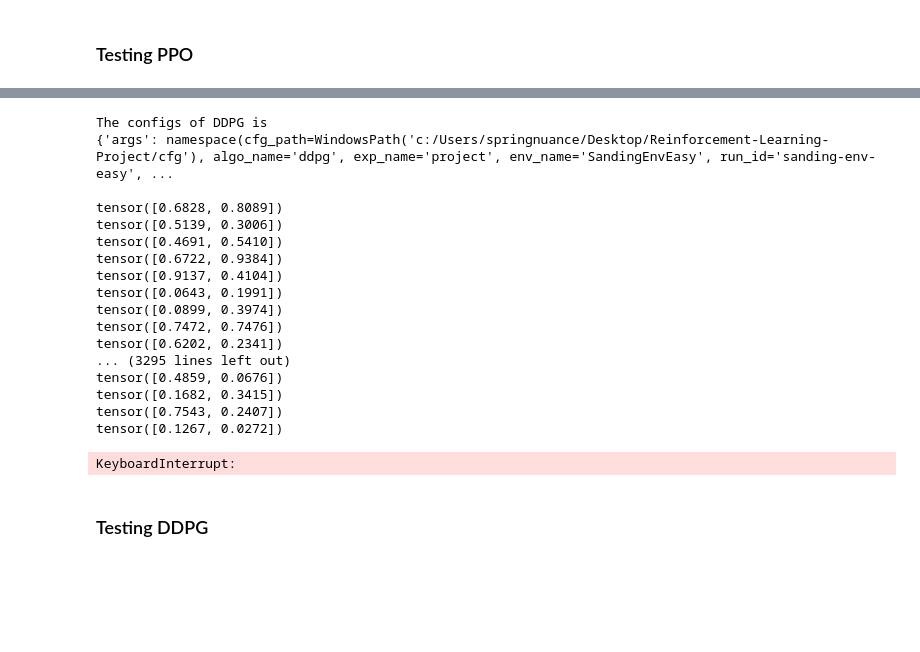
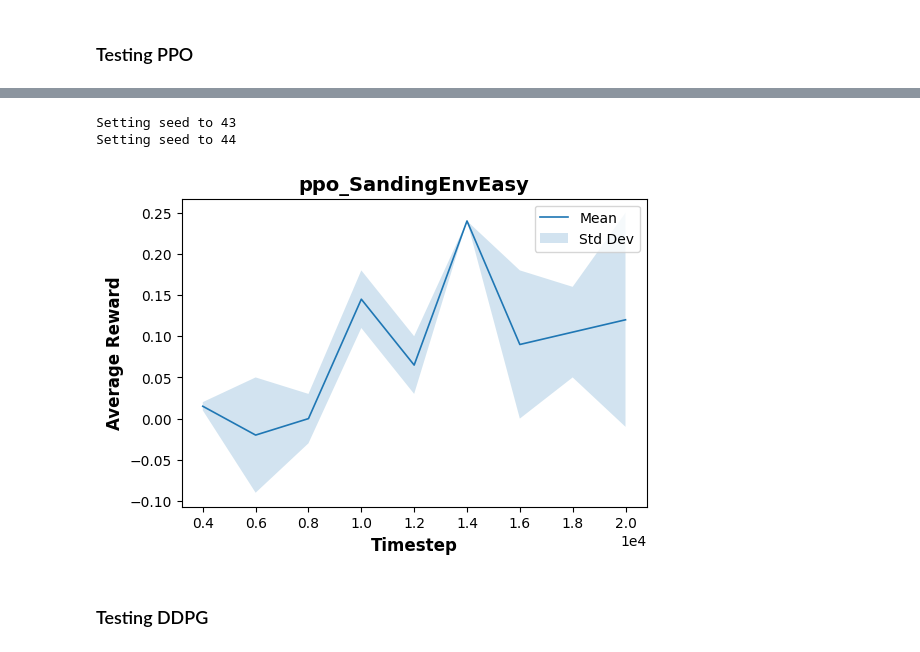
Before and after one commit to SpringNuance/Reinforcement-Learning-Project, a Jupyter notebook: project_section8_Project code.ipynb, the cells around one changed output, grey strips where cells are left out. Drawn from its saved outputs; the diff is of its cells as text; code cells hidden in the pictures; blank space fills up the shorter version.

```diff
--- a/project_section8_Project code.ipynb
+++ b/project_section8_Project code.ipynb
@@ -180,7 +180,7 @@ train_episodes = 1000  # Limit the number of training episode for a fast test
 
 config=setup(algo='ppo', env='easy', train_episodes=train_episodes, render=False)
 
-config["seed"] = 43
+config["seed"] = 8
 
 print("The configs of PPO is")
 print(config)
@@ -191,7 +191,7 @@ print()
 # exp_name='project',
 # env_name='SandingEnvEasy',
 # run_id='sanding-env-easy',
-# max_action=1.0,
+# max_action=1.0, # normalized action
 # max_episode_steps=20,
 # train_episodes=1000,
 # test_episodes=10,
@@ -306,48 +255,21 @@ test(agent, 'easy', 'ddpg')
-# %%
-# This part is provided only for debugging
-
-from algos.ddpg_agent import DDPGAgent
-
-train_episodes = 1000  # Limit the number of training episode for a fast test
-
-config=setup(algo='ddpg', env='easy', train_episodes=train_episodes, render=False)
-
-config["seed"] = 43
-
-print("The configs of DDPG is")
-print(config)
-print()
-
-
-if config["args"].algo_name == 'ppo':
-    agent=PPOAgent(config)
-elif config["args"].algo_name == 'ddpg':
-    agent=DDPGAgent(config)
-else:
-    raise Exception('Please use ppo or ddpg!')
-
-# Train the agent using the selected algorithm
-agent.train()
-test(agent, 'easy', 'ddpg')
-# %% [output]
-The configs of DDPG is
-{'args': namespace(cfg_path=WindowsPath('c:/Users/springnuance/Desktop/Reinforcement-Learning-Project/cfg'), algo_name='ddpg', exp_name='project', env_name='SandingEnvEasy', run_id='sanding-env-easy', ...
-
-tensor([0.6828, 0.8089])
-tensor([0.5139, 0.3006])
-tensor([0.4691, 0.5410])
-tensor([0.6722, 0.9384])
-tensor([0.9137, 0.4104])
-tensor([0.0643, 0.1991])
-tensor([0.0899, 0.3974])
-tensor([0.7472, 0.7476])
-tensor([0.6202, 0.2341])
-... (3295 lines left out)
-tensor([0.4859, 0.0676])
-tensor([0.1682, 0.3415])
-tensor([0.7543, 0.2407])
-tensor([0.1267, 0.0272])
-KeyboardInterrupt:
+# %%
+import utils.common_utils as cu
+from algos.ppo_agent import PPOAgent
+implemented_algo ='ppo' # 'ppo' or 'ddpg'
+
+for environment in ['easy']:
+    training_seeds = []
+    for i in range(43, 45):
+        config=setup(algo=implemented_algo, env=environment, render=False)
+        config["seed"] = i
+        training_seeds.append(i)
+        agent=PPOAgent(config)
+    # plot the statistical training curves with specific random seeds
+    cu.plot_algorithm_training(agent.logging_dir, training_seeds, agent.env_name, implemented_algo)
+# %% [output]
+Setting seed to 43
+Setting seed to 44
+[figure, added]
 # %% [markdown]
 ### Testing DDPG
 # %%
```
Also changed, not shown: parts of 22 cells of this notebook, 52 other files.
